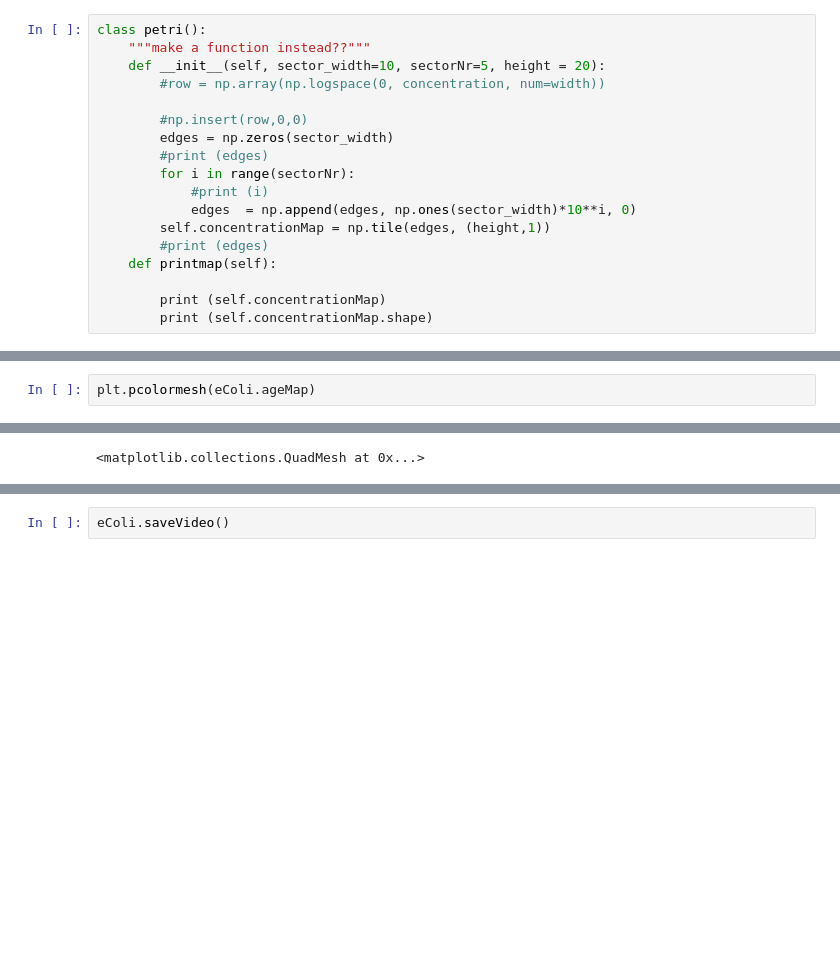
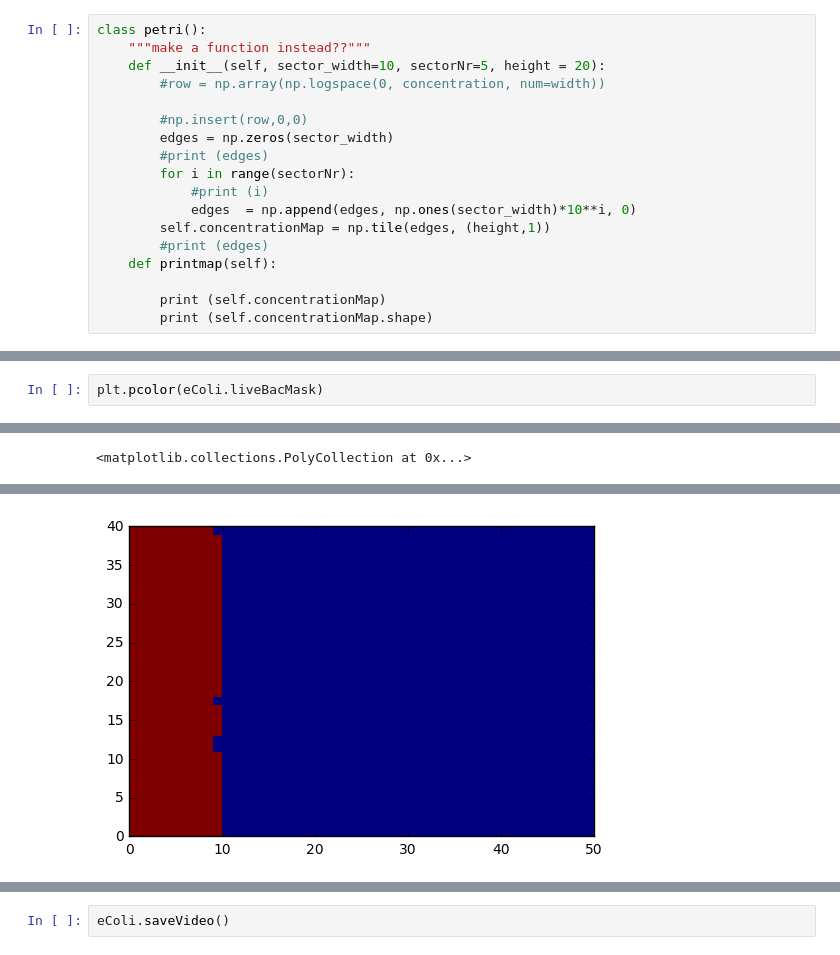
Before and after one commit to Wheele9/Petrdish-simulation, a Jupyter notebook: PetriDish.ipynb, the cells around one changed output, grey strips where cells are left out. Cells and saved outputs as stored; diff of their text form; blank space fills up the shorter version.

Commit message:
ageMap, liveBacMap improved

```diff
--- a/PetriDish.ipynb
+++ b/PetriDish.ipynb
@@ -170,3 +178,3 @@ eColi=bacteria(petriD, 0.2)
 # %%
-plt.pcolormesh(eColi.ageMap)
+plt.pcolor(eColi.liveBacMask)
 # %% [output]
@@ -175 +181 @@ plt.pcolormesh(eColi.ageMap)
-<matplotlib.collections.QuadMesh at 0x...>
+<matplotlib.collections.PolyCollection at 0x...>
@@ -178,2 +182,3 @@ plt.pcolormesh(eColi.ageMap)
+[figure, added]
 # %%
 # while True:
```
Also changed, not shown: parts of 7 cells of this notebook.
